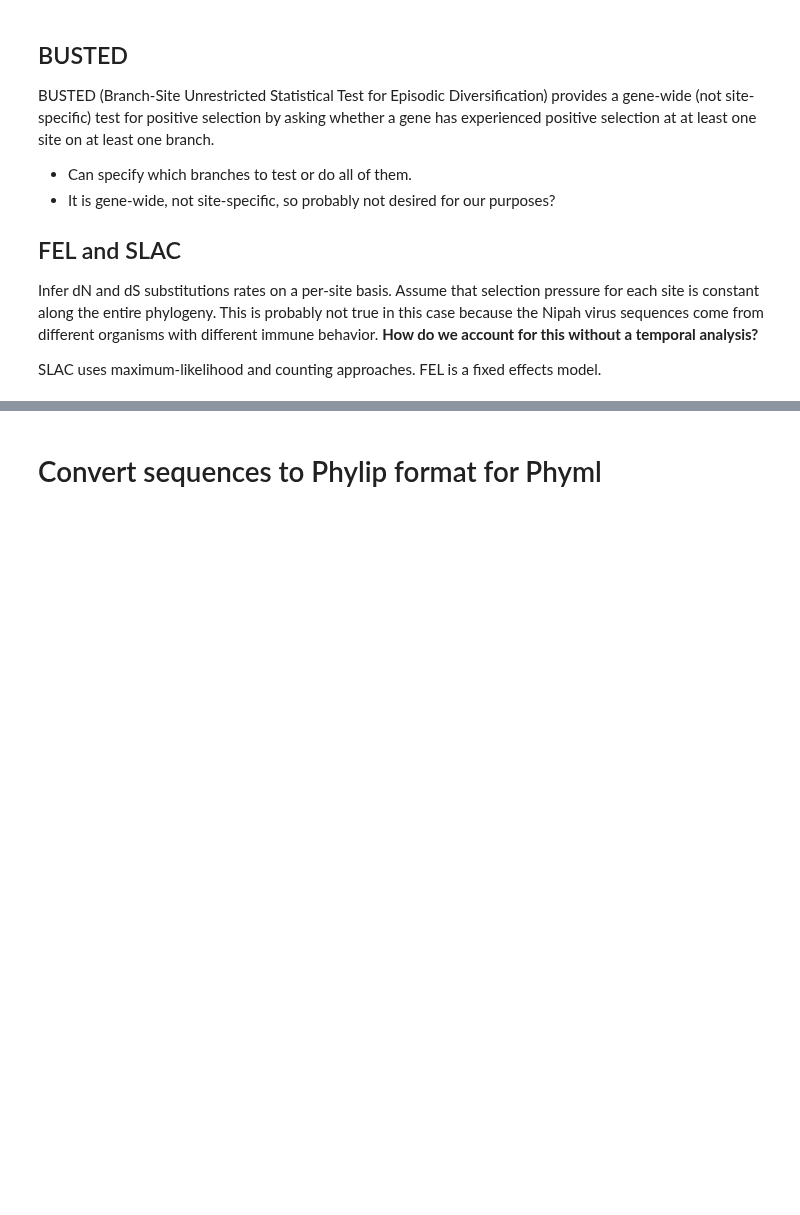
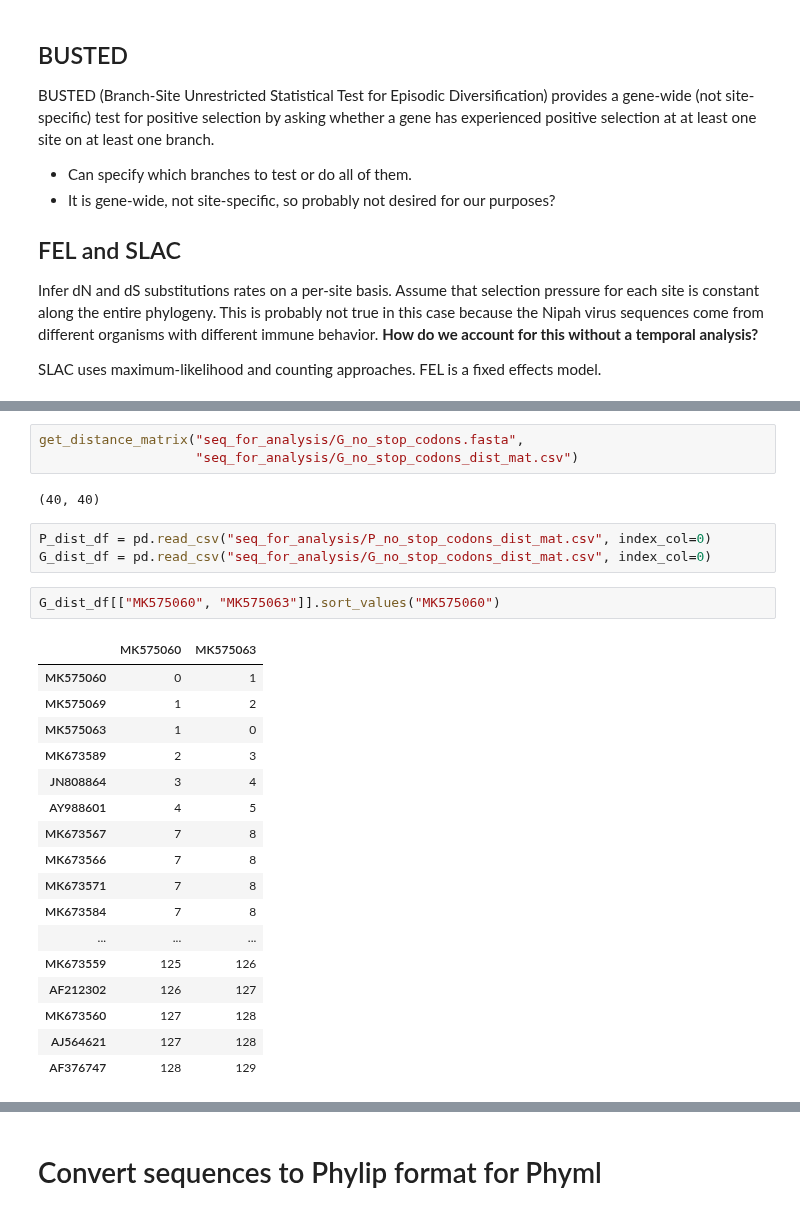
Before and after one commit to sanju99/niv_evo, a Jupyter notebook: evo_selection.ipynb, the cells around one changed output, grey strips where cells are left out. Saved outputs shown, nothing was run; the diff lists cells and outputs as text; blank space fills up the shorter version.

```diff
--- a/evo_selection.ipynb
+++ b/evo_selection.ipynb
@@ -63,0 +98,28 @@ Located at `seq_for_analysis/G_no_stop_codons.fasta` and `seq_for_analysis/P_no_
+# %%
+get_distance_matrix("seq_for_analysis/G_no_stop_codons.fasta",
+                    "seq_for_analysis/G_no_stop_codons_dist_mat.csv")
+# %% [output]
+(40, 40)
+# %%
+P_dist_df = pd.read_csv("seq_for_analysis/P_no_stop_codons_dist_mat.csv", index_col=0)
+G_dist_df = pd.read_csv("seq_for_analysis/G_no_stop_codons_dist_mat.csv", index_col=0)
+# %%
+G_dist_df[["MK575060", "MK575063"]].sort_values("MK575060")
+# %% [output]
+|  | MK575060 | MK575063 |
+| MK575060 | 0 | 1 |
+| MK575069 | 1 | 2 |
+| MK575063 | 1 | 0 |
+| MK673589 | 2 | 3 |
+| JN808864 | 3 | 4 |
+| AY988601 | 4 | 5 |
+| MK673567 | 7 | 8 |
+| MK673566 | 7 | 8 |
+| MK673571 | 7 | 8 |
+| MK673584 | 7 | 8 |
+| ... | ... | ... |
+| MK673559 | 125 | 126 |
+| AF212302 | 126 | 127 |
+| MK673560 | 127 | 128 |
+| AJ564621 | 127 | 128 |
+| AF376747 | 128 | 129 |
```
Also changed, not shown: parts of 10 cells of this notebook, 27 other files.
